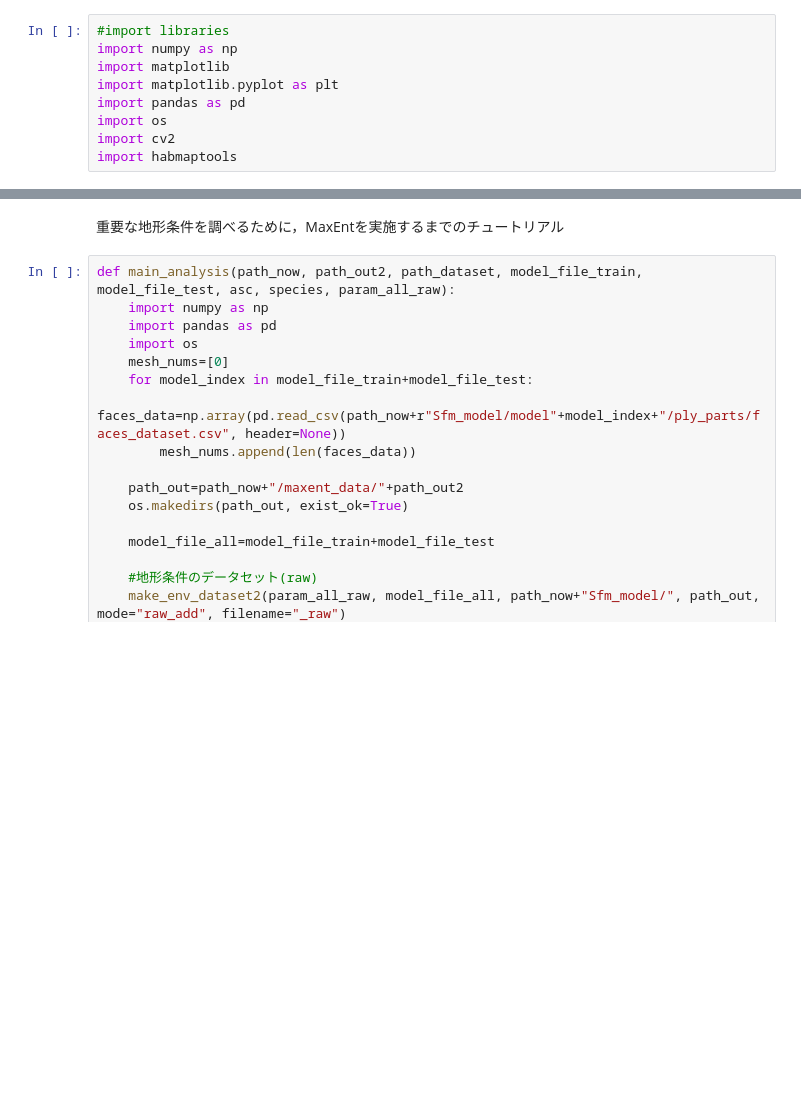
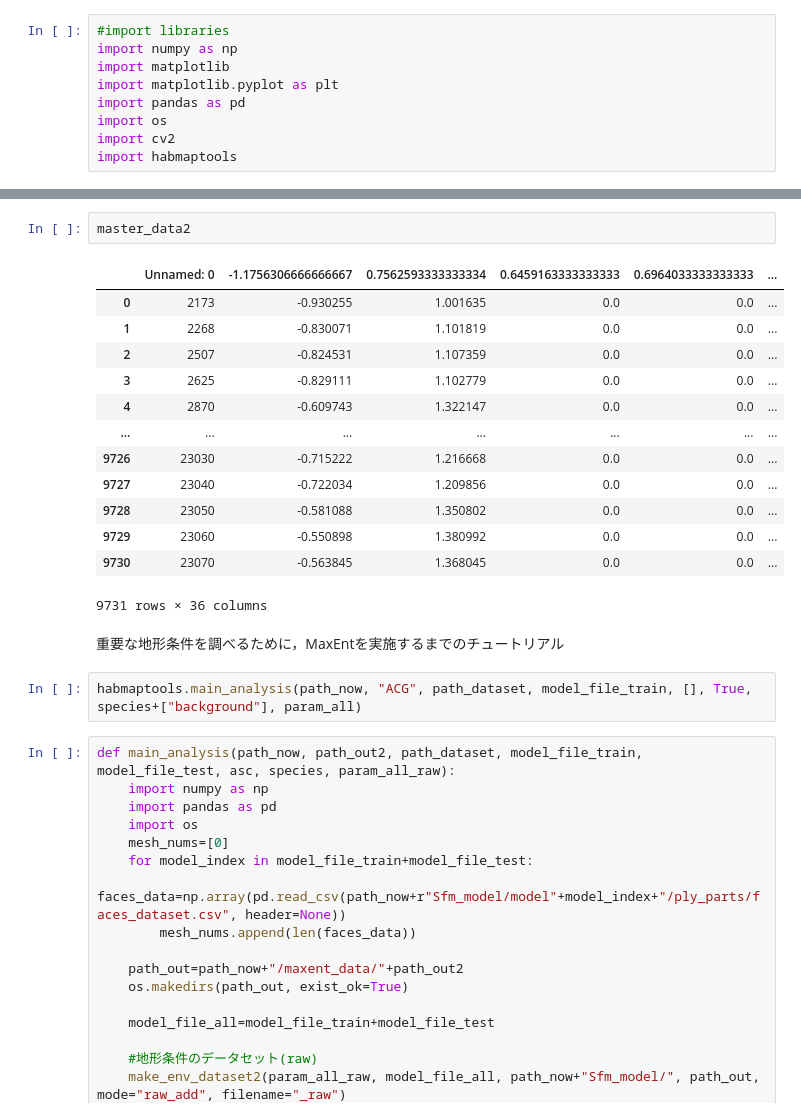
Before and after one commit to TakayukiKanki/habmaptools, a Jupyter notebook: tutorial2.ipynb, the cells around one changed output, grey strips where cells are left out. Drawn from its saved outputs; the diff is of its cells as text; blank space fills up the shorter version.

```diff
--- a/tutorial2.ipynb
+++ b/tutorial2.ipynb
@@ -31,5 +77,23 @@ OSError: Initializing from file failed
+# %%
+master_data2
+# %% [output]
+|  | Unnamed: 0 | -1.1756306666666667 | 0.7562593333333334 | 0.6459163333333333 | 0.6964033333333333 | ... |
+| 0 | 2173 | -0.930255 | 1.001635 | 0.0 | 0.0 | ... |
+| 1 | 2268 | -0.830071 | 1.101819 | 0.0 | 0.0 | ... |
+| 2 | 2507 | -0.824531 | 1.107359 | 0.0 | 0.0 | ... |
+| 3 | 2625 | -0.829111 | 1.102779 | 0.0 | 0.0 | ... |
+| 4 | 2870 | -0.609743 | 1.322147 | 0.0 | 0.0 | ... |
+| ... | ... | ... | ... | ... | ... | ... |
+| 9726 | 23030 | -0.715222 | 1.216668 | 0.0 | 0.0 | ... |
+| 9727 | 23040 | -0.722034 | 1.209856 | 0.0 | 0.0 | ... |
+| 9728 | 23050 | -0.581088 | 1.350802 | 0.0 | 0.0 | ... |
+| 9729 | 23060 | -0.550898 | 1.380992 | 0.0 | 0.0 | ... |
+| 9730 | 23070 | -0.563845 | 1.368045 | 0.0 | 0.0 | ... |
+9731 rows × 36 columns
 # %% [markdown]
 重要な地形条件を調べるために，MaxEntを実施するまでのチュートリアル
+# %%
+habmaptools.main_analysis(path_now, "ACG", path_dataset, model_file_train, [], True, species+["background"], param_all)
 # %%
 def main_analysis(path_now, path_out2, path_dataset, model_file_train, model_file_test, asc, species, param_all_raw):
     import numpy as np
```
Also changed, not shown: parts of 8 cells of this notebook, 16 other files.
